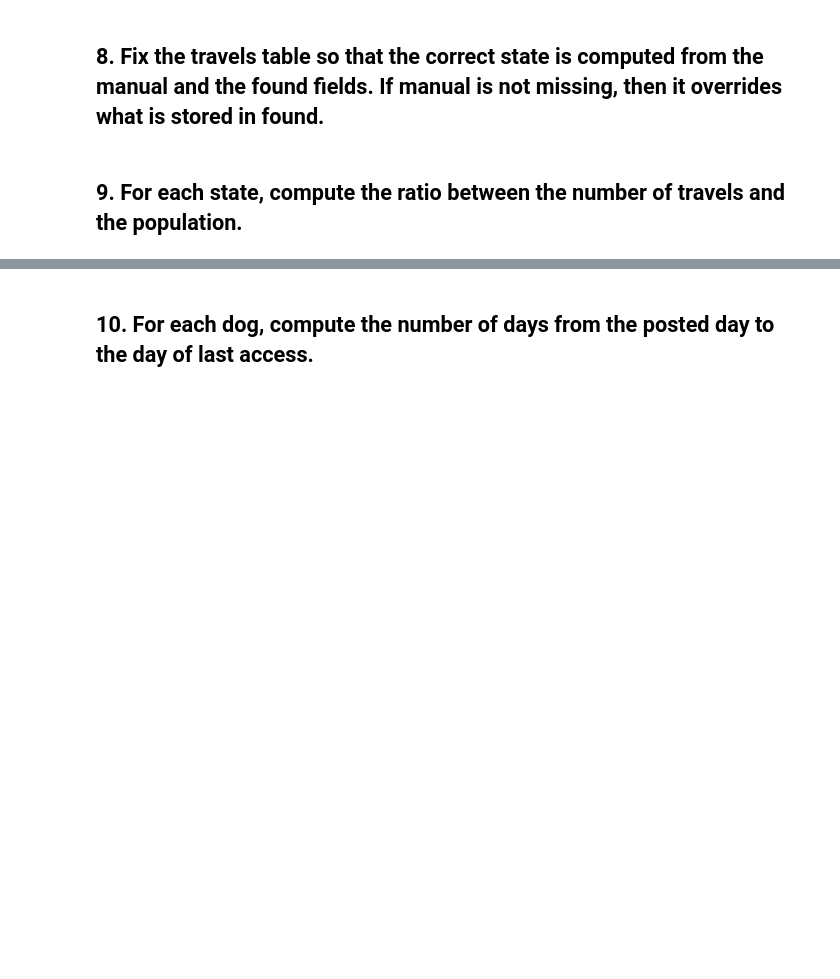
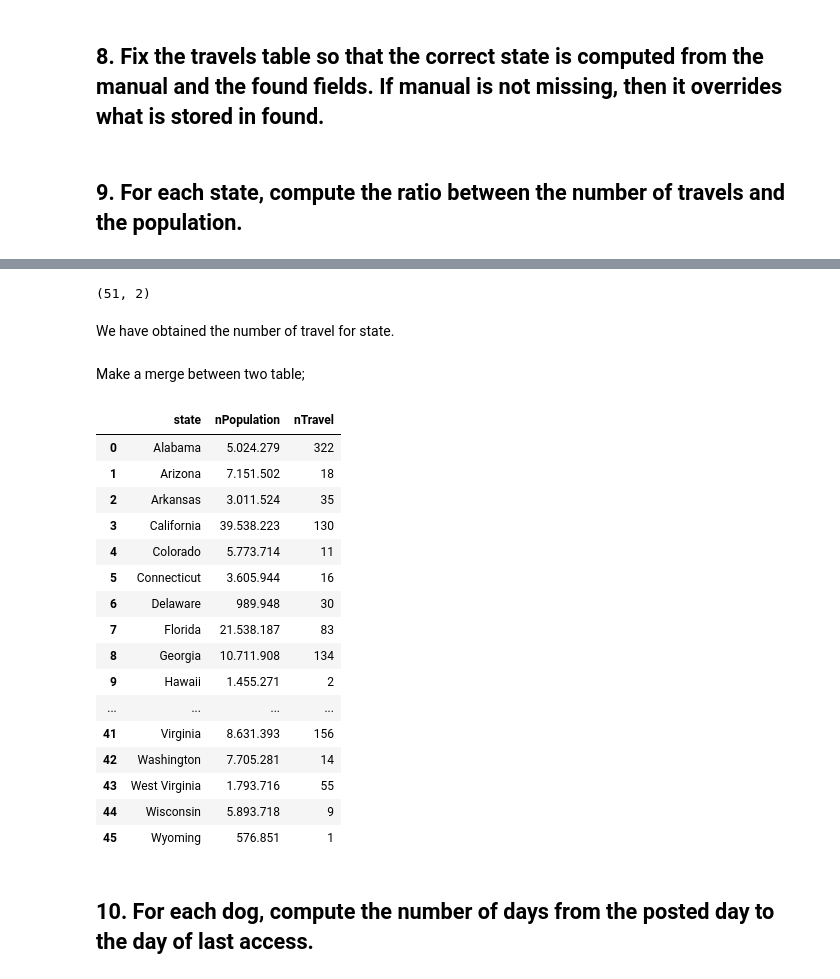
Before and after one commit to mat1218B/ProjectOfComputerScience, a Jupyter notebook: Project-CS_2022.ipynb, the cells around one changed output, grey strips where cells are left out. Saved outputs shown, nothing was run; the diff lists cells and outputs as text; code cells hidden in the pictures; blank space fills up the shorter version.

```diff
--- a/Project-CS_2022.ipynb
+++ b/Project-CS_2022.ipynb
@@ -235,0 +299,4 @@ AgeSize
+# %%
+nTravelForState = dogTravel.groupby('found').count()[['index']]
+nTravelForState = nTravelForState.rename(columns={'index':'nTravel'})
+nTravelForState
@@ -236,3 +318,34 @@ AgeSize
+# %%
+state = nstest.rename(columns = {0:'state', 1:'nPopulation'})
+state.shape
+# %% [output]
+(51, 2)
+# %% [markdown]
+We have obtained the number of travel for state.
+# %% [markdown]
+Make a merge between two table;
+# %%
+newtab = pd.merge(state, nTravelForState, left_on='state', right_on='found')
+##ci sono meno righe, gli stati in totale sono 51, significa che ci sono stati che non hanno viaggiatori
+newtab
+# %% [output]
+|  | state | nPopulation | nTravel |
+| 0 | Alabama | 5.024.279 | 322 |
+| 1 | Arizona | 7.151.502 | 18 |
+| 2 | Arkansas | 3.011.524 | 35 |
+| 3 | California | 39.538.223 | 130 |
+| 4 | Colorado | 5.773.714 | 11 |
+| 5 | Connecticut | 3.605.944 | 16 |
+| 6 | Delaware | 989.948 | 30 |
+| 7 | Florida | 21.538.187 | 83 |
+| 8 | Georgia | 10.711.908 | 134 |
+| 9 | Hawaii | 1.455.271 | 2 |
+| ... | ... | ... | ... |
+| 41 | Virginia | 8.631.393 | 156 |
+| 42 | Washington | 7.705.281 | 14 |
+| 43 | West Virginia | 1.793.716 | 55 |
+| 44 | Wisconsin | 5.893.718 | 9 |
+| 45 | Wyoming | 576.851 | 1 |
 # %% [markdown]
 ## 10. For each dog, compute the number of days from the posted day to the day of last access.
 # %% [markdown]
```
Also changed, not shown: parts of 9 cells of this notebook.
